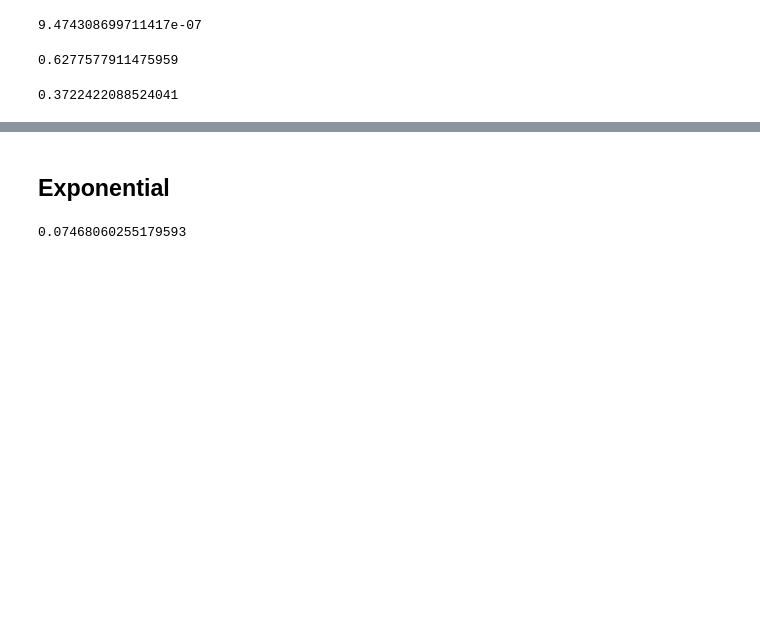
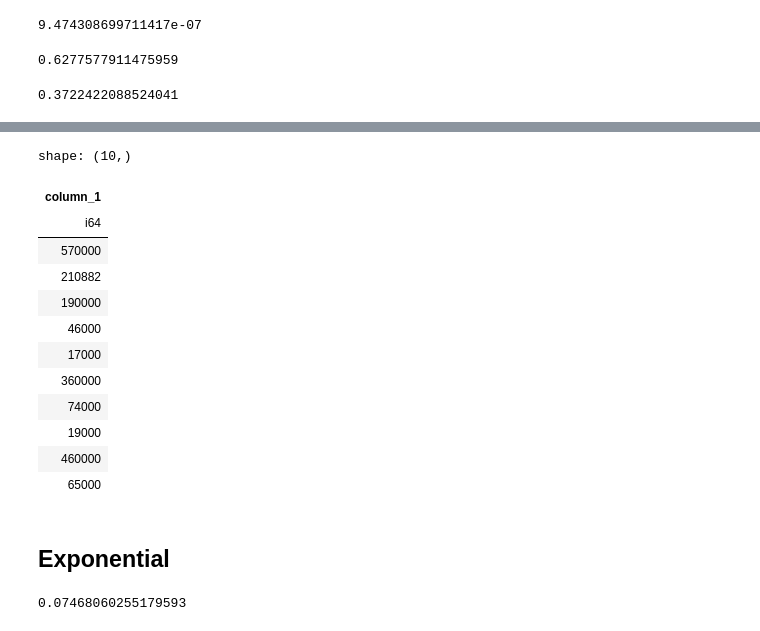
Before and after one commit to aulichny3/powerlawrs, a Jupyter notebook: Notebooks/02 - API.ipynb, the cells around one changed output, grey strips where cells are left out. Saved outputs shown, nothing was run; the diff lists cells and outputs as text; code cells hidden in the pictures; blank space fills up the shorter version.

```diff
--- a/Notebooks/02 - API.ipynb
+++ b/Notebooks/02 - API.ipynb
@@ -200,3 +229,19 @@ pareto_class.rv(u)
+# %%
+data[:10]
+# %% [output]
+shape: (10,)
+| column_1 |
+| i64 |
+| 570000 |
+| 210882 |
+| 190000 |
+| 46000 |
+| 17000 |
+| 360000 |
+| 74000 |
+| 19000 |
+| 460000 |
+| 65000 |
 # %% [markdown]
 ## Exponential
 # %%
```
Also changed, not shown: parts of 10 cells of this notebook.
